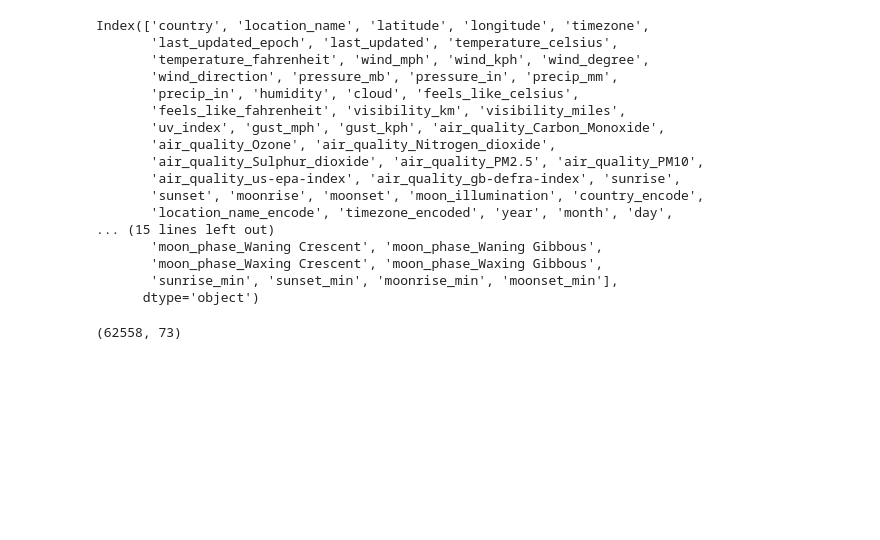
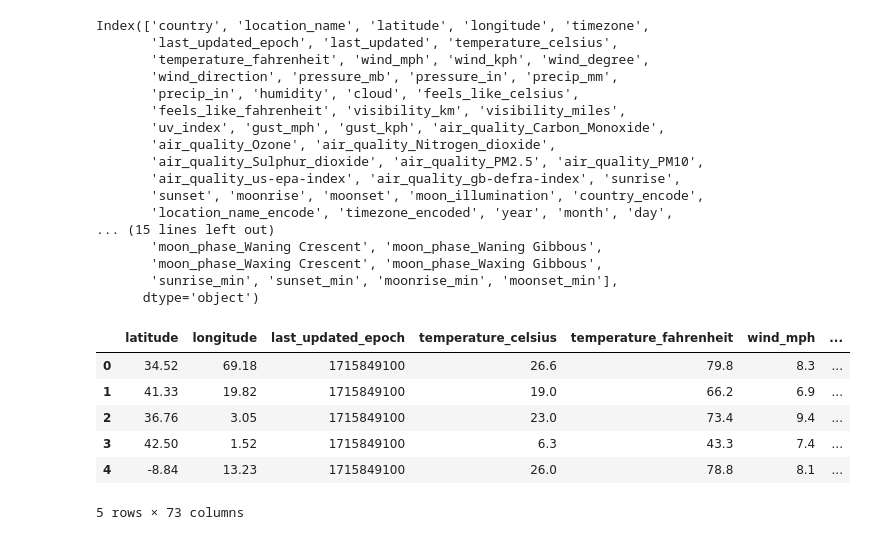
Before and after one commit to Abena-3565/Weather_Trend_Forecasting, a Jupyter notebook: model.ipynb, the cells around one changed output. Cells and saved outputs as stored; diff of their text form; code cells hidden in the pictures; blank space fills up the shorter version.

```diff
--- a/model.ipynb
+++ b/model.ipynb
@@ -181,6 +185,12 @@ Index(['country', 'location_name', 'latitude', 'longitude', 'timezone',
        'sunrise_min', 'sunset_min', 'moonrise_min', 'moonset_min'],
       dtype='object')
 # %%
-dataset.shape
+dataset.head()
 # %% [output]
+|  | latitude | longitude | last_updated_epoch | temperature_celsius | temperature_fahrenheit | wind_mph | ... |
+| 0 | 34.52 | 69.18 | 1715849100 | 26.6 | 79.8 | 8.3 | ... |
+| 1 | 41.33 | 19.82 | 1715849100 | 19.0 | 66.2 | 6.9 | ... |
+| 2 | 36.76 | 3.05 | 1715849100 | 23.0 | 73.4 | 9.4 | ... |
+| 3 | 42.50 | 1.52 | 1715849100 | 6.3 | 43.3 | 7.4 | ... |
+| 4 | -8.84 | 13.23 | 1715849100 | 26.0 | 78.8 | 8.1 | ... |
-(62558, 73)
+5 rows × 73 columns
```
Also changed, not shown: parts of 9 cells of this notebook.
